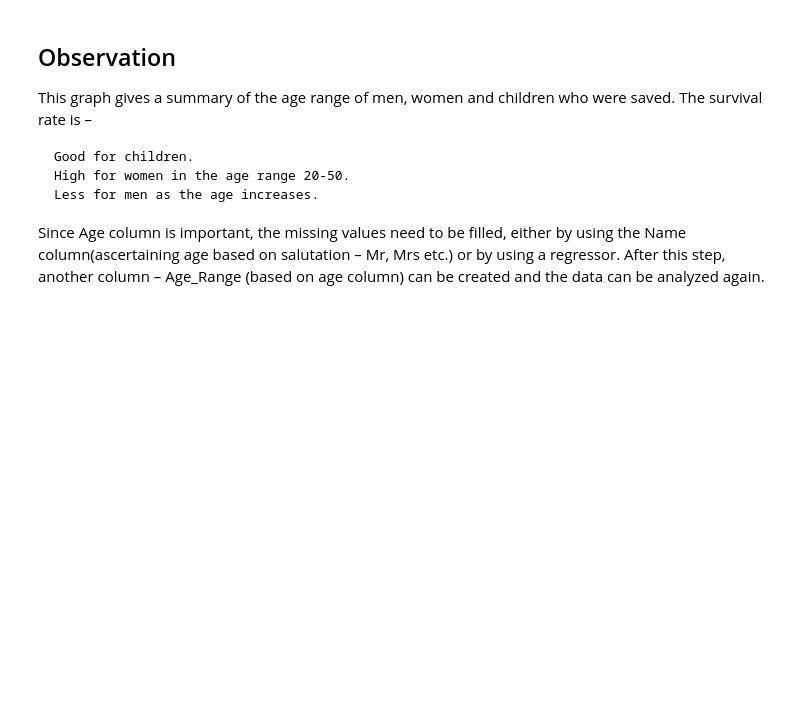
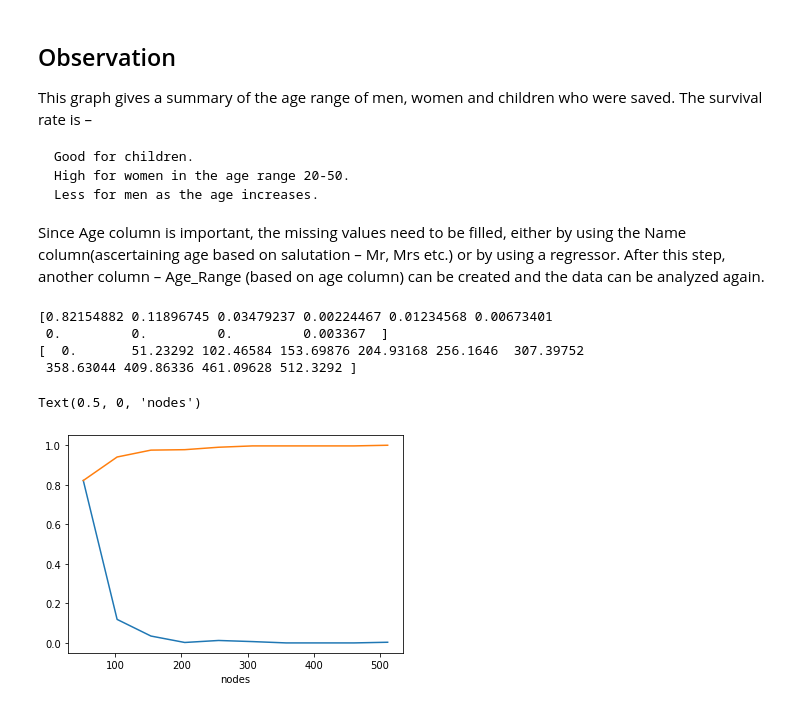
Before and after one commit to swapnil-sh/EDA-on-Titanic-Dataset, a Jupyter notebook: EDA_Titanic_Dataset.ipynb, the cells around one changed output. Saved outputs shown, nothing was run; the diff lists cells and outputs as text; code cells hidden in the pictures; blank space fills up the shorter version.

```diff
--- a/EDA_Titanic_Dataset.ipynb
+++ b/EDA_Titanic_Dataset.ipynb
@@ -277,3 +280,19 @@ This graph gives a summary of the age range of men, women and children who were
 
 Since Age column is important, the missing values need to be filled, either by using the Name column(ascertaining age based on salutation – Mr, Mrs etc.) or by using a regressor.
 After this step, another column – Age_Range (based on age column) can be created and the data can be analyzed again.
+# %%
+counts1, bin_edges1 = np.histogram(train['Fare'], bins=10, density = True)
+pdf1 = counts1/(sum(counts1))
+print(pdf1);
+print(bin_edges1)
+cdf1 = np.cumsum(pdf1)
+plt.plot(bin_edges1[1:], pdf1)
+plt.plot(bin_edges1[1:], cdf1, label = 'Survived = 1')
+plt.xlabel('Fare')
+# %% [output]
+[0.82154882 0.11896745 0.03479237 0.00224467 0.01234568 0.00673401
+ 0.         0.         0.         0.003367  ]
+[  0.       51.23292 102.46584 153.69876 204.93168 256.1646  307.39752
+ 358.63044 409.86336 461.09628 512.3292 ]
+Text(0.5, 0, 'nodes')
+[figure, added]
```
Also changed, not shown: parts of 15 cells of this notebook.
